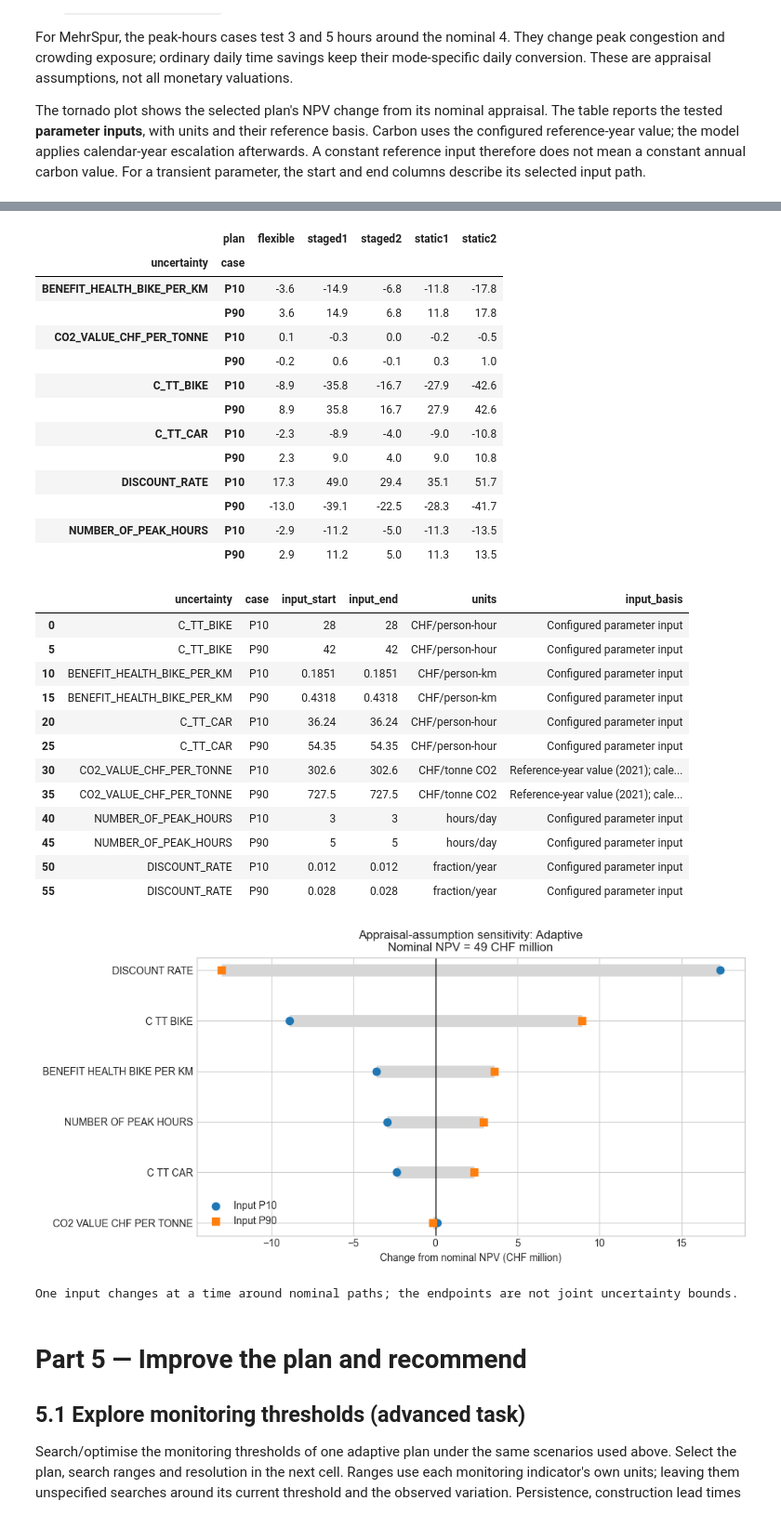
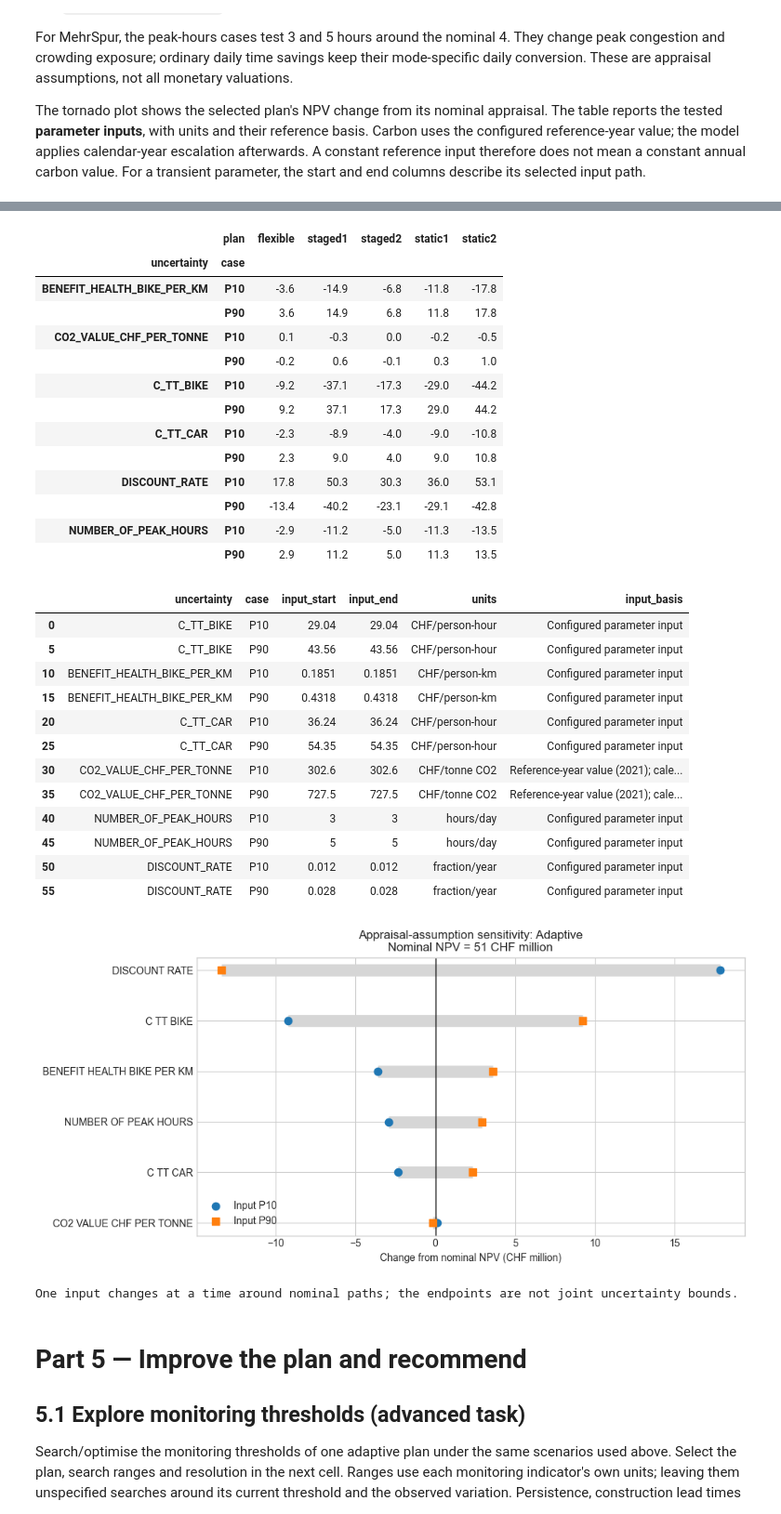
Before and after one commit to dmaure-ETHZ/IP-HS26-MehrSpur-CaseStudy-Domanyi-Londis-Maurer, a Jupyter notebook: notebooks/05_appraisal.ipynb, the cells around one changed output, grey strips where cells are left out. Shown at 93% size. Drawn from its saved outputs; the diff is of its cells as text; code cells hidden in the pictures.

```diff
--- a/notebooks/05_appraisal.ipynb
+++ b/notebooks/05_appraisal.ipynb
@@ -2919,9 +2934,9 @@ The tornado plot shows the selected plan's NPV change from its nominal appraisal
 # Case-specific appraisal assumptions, registered for this cell only (parameters.py stays unchanged).
 from appraisal_price_basis import harmonize_uncertainties
 EXTRA_SENSITIVITIES = {
-    "C_TT_BIKE": {  # Cycling value of time, +/-25% around 35 CHF/h (same relative spread as C_TT_CAR).
+    "C_TT_BIKE": {  # Cycling value of time, +/-25% around 36.3 CHF/h (same relative spread as C_TT_CAR).
         "category": "post_modelling", "use": "sensitivity", "transient": False,
-        "distribution": "uniform", "minimum": 26.25, "maximum": 43.75},
+        "distribution": "uniform", "minimum": 27.225, "maximum": 45.375},
     "BENEFIT_HEALTH_BIKE_PER_KM": {  # Cycling health benefit, +/-50% around 0.29 CHF/pkm (source 2021 CHF).
         "category": "post_modelling", "use": "sensitivity", "transient": False,
         "distribution": "uniform", "minimum": 0.145, "maximum": 0.435},
@@ -3035,32 +3050,32 @@ flexible     49.4
 Name: Nominal NPV (CHF million), dtype: float64
 |  | plan | flexible | staged1 | staged2 | static1 | static2 |
 | uncertainty | case |  |  |  |  |  |
 | BENEFIT_HEALTH_BIKE_PER_KM | P10 | -3.6 | -14.9 | -6.8 | -11.8 | -17.8 |
 |  | P90 | 3.6 | 14.9 | 6.8 | 11.8 | 17.8 |
 | CO2_VALUE_CHF_PER_TONNE | P10 | 0.1 | -0.3 | 0.0 | -0.2 | -0.5 |
 |  | P90 | -0.2 | 0.6 | -0.1 | 0.3 | 1.0 |
-| C_TT_BIKE | P10 | -8.9 | -35.8 | -16.7 | -27.9 | -42.6 |
-|  | P90 | 8.9 | 35.8 | 16.7 | 27.9 | 42.6 |
+| C_TT_BIKE | P10 | -9.2 | -37.1 | -17.3 | -29.0 | -44.2 |
+|  | P90 | 9.2 | 37.1 | 17.3 | 29.0 | 44.2 |
 | C_TT_CAR | P10 | -2.3 | -8.9 | -4.0 | -9.0 | -10.8 |
 |  | P90 | 2.3 | 9.0 | 4.0 | 9.0 | 10.8 |
-| DISCOUNT_RATE | P10 | 17.3 | 49.0 | 29.4 | 35.1 | 51.7 |
-|  | P90 | -13.0 | -39.1 | -22.5 | -28.3 | -41.7 |
+| DISCOUNT_RATE | P10 | 17.8 | 50.3 | 30.3 | 36.0 | 53.1 |
+|  | P90 | -13.4 | -40.2 | -23.1 | -29.1 | -42.8 |
 | NUMBER_OF_PEAK_HOURS | P10 | -2.9 | -11.2 | -5.0 | -11.3 | -13.5 |
 |  | P90 | 2.9 | 11.2 | 5.0 | 11.3 | 13.5 |
 |  | uncertainty | case | input_start | input_end | units | input_basis |
-| 0 | C_TT_BIKE | P10 | 28 | 28 | CHF/person-hour | Configured parameter input |
-| 5 | C_TT_BIKE | P90 | 42 | 42 | CHF/person-hour | Configured parameter input |
+| 0 | C_TT_BIKE | P10 | 29.04 | 29.04 | CHF/person-hour | Configured parameter input |
+| 5 | C_TT_BIKE | P90 | 43.56 | 43.56 | CHF/person-hour | Configured parameter input |
 | 10 | BENEFIT_HEALTH_BIKE_PER_KM | P10 | 0.1851 | 0.1851 | CHF/person-km | Configured parameter input |
 | 15 | BENEFIT_HEALTH_BIKE_PER_KM | P90 | 0.4318 | 0.4318 | CHF/person-km | Configured parameter input |
 | 20 | C_TT_CAR | P10 | 36.24 | 36.24 | CHF/person-hour | Configured parameter input |
 | 25 | C_TT_CAR | P90 | 54.35 | 54.35 | CHF/person-hour | Configured parameter input |
 | 30 | CO2_VALUE_CHF_PER_TONNE | P10 | 302.6 | 302.6 | CHF/tonne CO2 | Reference-year value (2021); cale... |
 | 35 | CO2_VALUE_CHF_PER_TONNE | P90 | 727.5 | 727.5 | CHF/tonne CO2 | Reference-year value (2021); cale... |
 | 40 | NUMBER_OF_PEAK_HOURS | P10 | 3 | 3 | hours/day | Configured parameter input |
 | 45 | NUMBER_OF_PEAK_HOURS | P90 | 5 | 5 | hours/day | Configured parameter input |
 | 50 | DISCOUNT_RATE | P10 | 0.012 | 0.012 | fraction/year | Configured parameter input |
 | 55 | DISCOUNT_RATE | P90 | 0.028 | 0.028 | fraction/year | Configured parameter input |
-[figure, old version]
+[figure, new version]
 One input changes at a time around nominal paths; the endpoints are not joint uncertainty bounds.
 # %% [markdown]
 # Part 5 — Improve the plan and recommend
```
Also changed, not shown: parts of 18 cells of this notebook, 52 other files.
